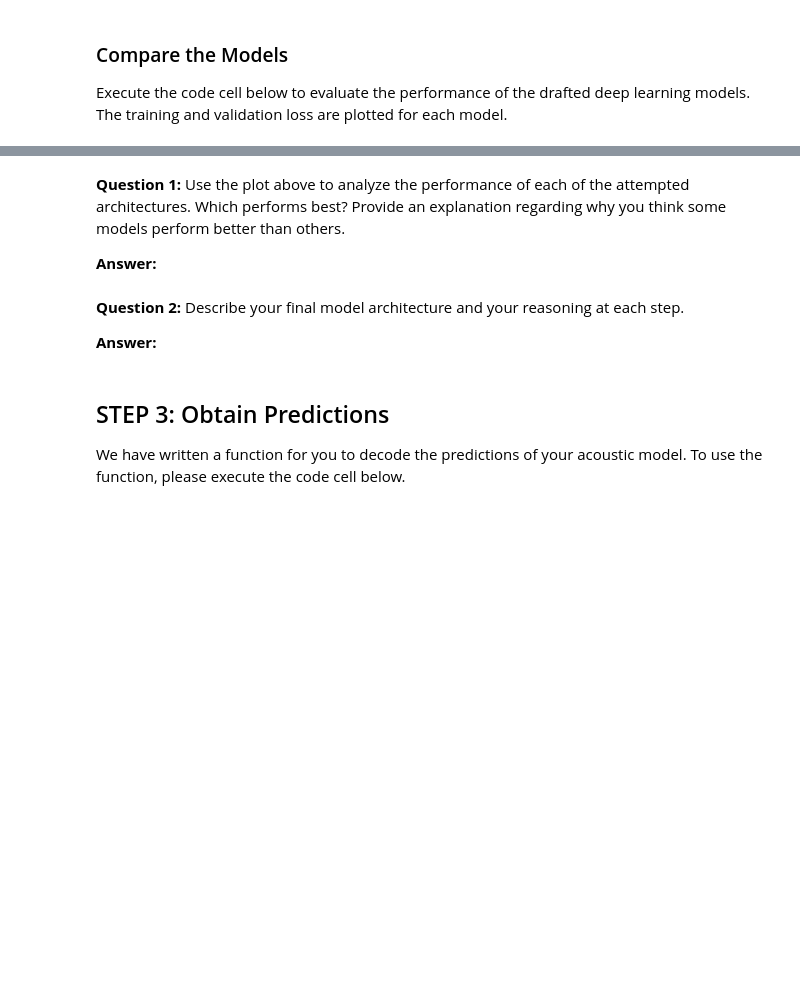
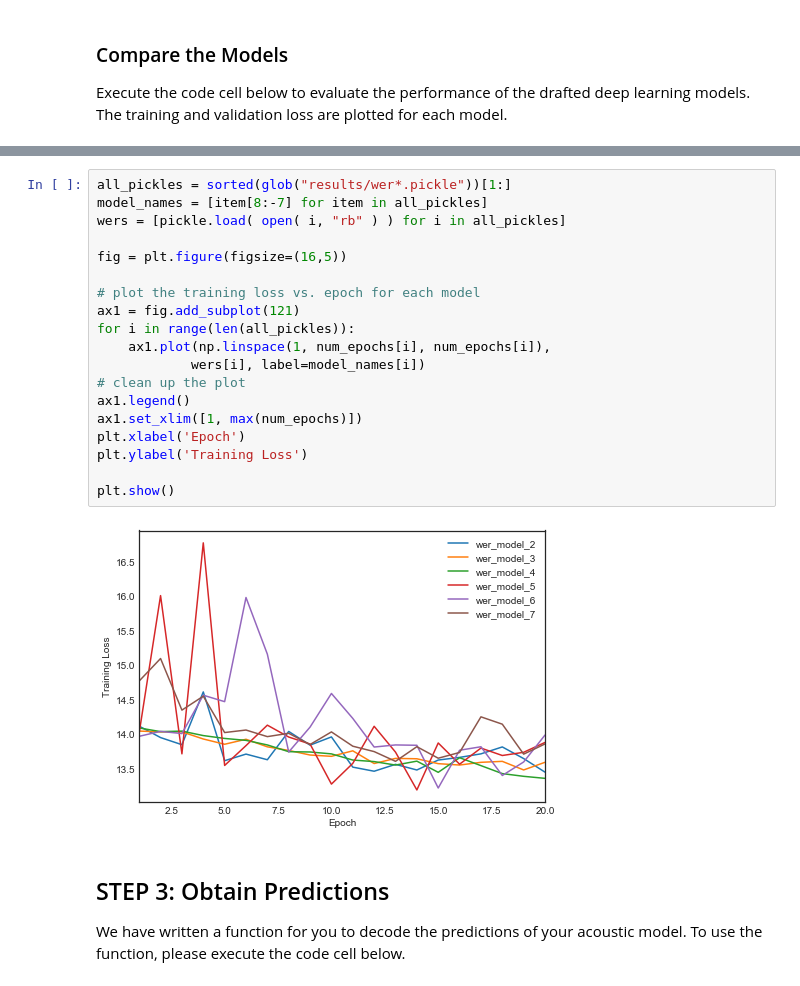
Before and after one commit to Hyperparticle/lct-master, a Jupyter notebook: charles-university/speech-recognition/asr-project/vui_notebook.ipynb, the cells around one changed output, grey strips where cells are left out. Cells and saved outputs as stored; diff of their text form; blank space fills up the shorter version.

Commit message:
Add DeepSpeech results

```diff
--- a/charles-university/speech-recognition/asr-project/vui_notebook.ipynb
+++ b/charles-university/speech-recognition/asr-project/vui_notebook.ipynb
@@ -598,11 +596,24 @@ plt.show()
-# %% [markdown]
-__Question 1:__ Use the plot above to analyze the performance of each of the attempted architectures.  Which performs best?  Provide an explanation regarding why you think some models perform better than others.
-
-__Answer:__
-# %% [markdown]
-__Question 2:__ Describe your final model architecture and your reasoning at each step.
-
-__Answer:__
+# %%
+all_pickles = sorted(glob("results/wer*.pickle"))[1:]
+model_names = [item[8:-7] for item in all_pickles]
+wers = [pickle.load( open( i, "rb" ) ) for i in all_pickles]
+
+fig = plt.figure(figsize=(16,5))
+
+# plot the training loss vs. epoch for each model
+ax1 = fig.add_subplot(121)
+for i in range(len(all_pickles)):
+    ax1.plot(np.linspace(1, num_epochs[i], num_epochs[i]),
+            wers[i], label=model_names[i])
+# clean up the plot
+ax1.legend()
+ax1.set_xlim([1, max(num_epochs)])
+plt.xlabel('Epoch')
+plt.ylabel('Training Loss')
+
+plt.show()
+# %% [output]
+[figure, added]
 # %% [markdown]
 <a id='step3'></a>
 ## STEP 3: Obtain Predictions
```
Also changed, not shown: parts of 9 cells of this notebook, 1 other file.
